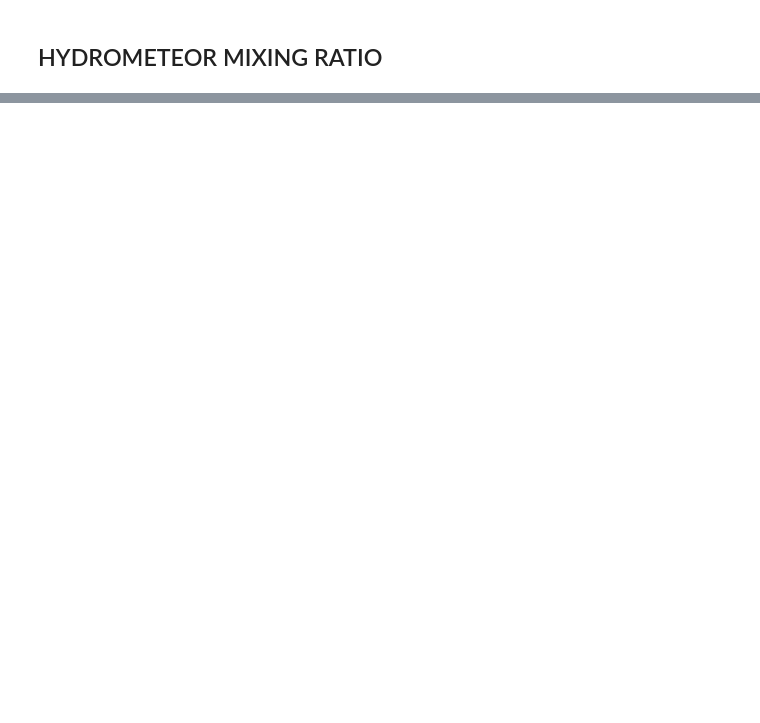
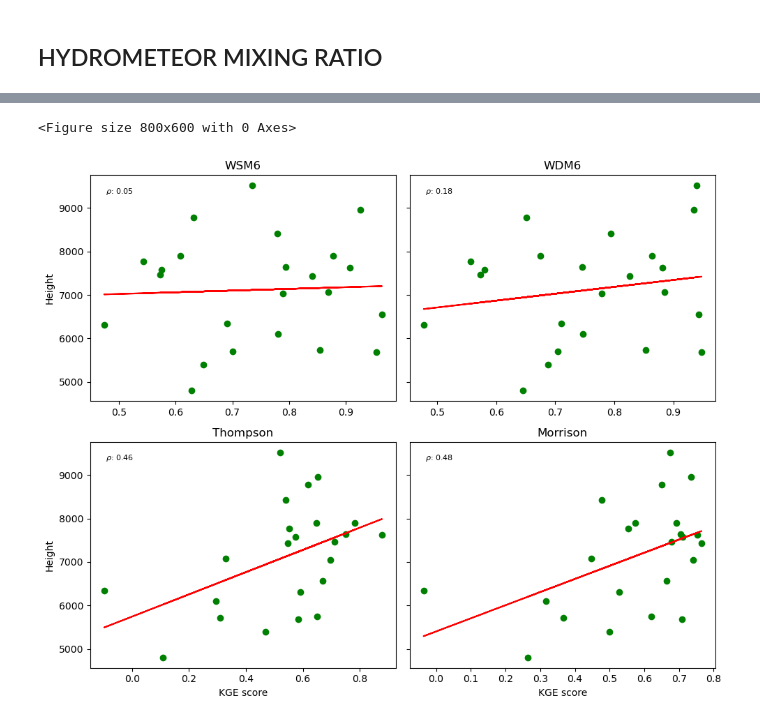
Before and after one commit to stanleyakor1/Comprehensive-Ecam, a Jupyter notebook: Artifact/scritps/mixing_ratio.ipynb, the cells around one changed output, grey strips where cells are left out. Cells and saved outputs as stored; diff of their text form; code cells hidden in the pictures; blank space fills up the shorter version.

```diff
--- a/Artifact/scritps/mixing_ratio.ipynb
+++ b/Artifact/scritps/mixing_ratio.ipynb
@@ -166,0 +244,7 @@ plt.show()
+# %%
+elevation = pd.read_csv('station_elevation.csv')
+swe = pd.read_csv('swh_station_data.csv')
+plot_KGE(swe,elevation,tyype = 'KGE')
+# %% [output]
+<Figure size 800x600 with 0 Axes>
+[figure, added]
```
Also changed, not shown: parts of 17 cells of this notebook, 1 other file.
